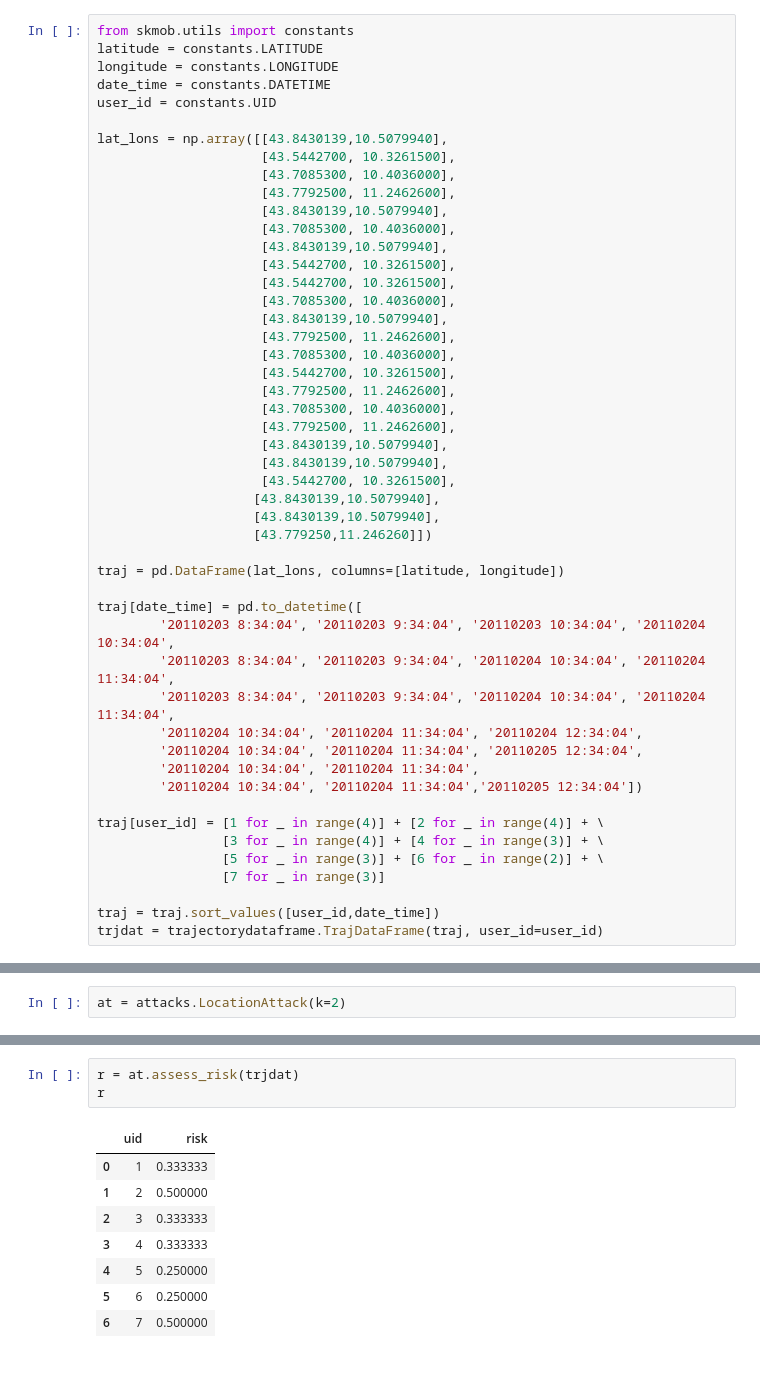
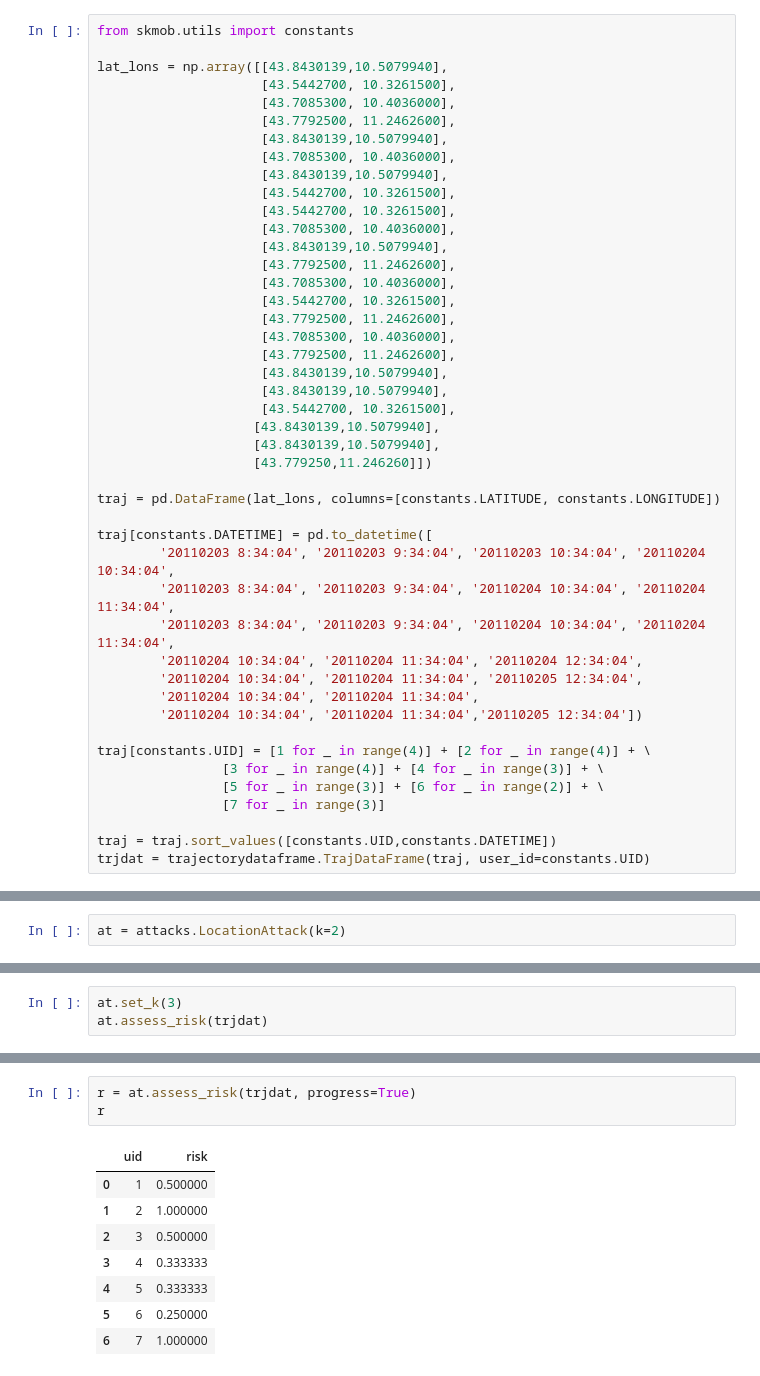
Before and after one commit to scikit-mobility/scikit-mobility, a Jupyter notebook: tutorial/6_privacy_skmob_tutorial.ipynb, the cells around one changed output, grey strips where cells are left out. Saved outputs shown, nothing was run; the diff lists cells and outputs as text.

```diff
--- a/tutorial/6_privacy_skmob_tutorial.ipynb
+++ b/tutorial/6_privacy_skmob_tutorial.ipynb
@@ -17,9 +16,5 @@ from skmob.utils.utils import frequency_vector, probability_vector, date_time_pr
 # %%
 from skmob.utils import constants
-latitude = constants.LATITUDE
-longitude = constants.LONGITUDE
-date_time = constants.DATETIME
-user_id = constants.UID
 
 lat_lons = np.array([[43.8430139,10.5079940],
                      [43.5442700, 10.3261500],
@@ -45,9 +40,9 @@ lat_lons = np.array([[43.8430139,10.5079940],
                     [43.8430139,10.5079940],
                     [43.779250,11.246260]])
 
-traj = pd.DataFrame(lat_lons, columns=[latitude, longitude])
+traj = pd.DataFrame(lat_lons, columns=[constants.LATITUDE, constants.LONGITUDE])
 
-traj[date_time] = pd.to_datetime([
+traj[constants.DATETIME] = pd.to_datetime([
         '20110203 8:34:04', '20110203 9:34:04', '20110203 10:34:04', '20110204 10:34:04',
         '20110203 8:34:04', '20110203 9:34:04', '20110204 10:34:04', '20110204 11:34:04',
         '20110203 8:34:04', '20110203 9:34:04', '20110204 10:34:04', '20110204 11:34:04',
@@ -56,13 +51,13 @@ traj[date_time] = pd.to_datetime([
         '20110204 10:34:04', '20110204 11:34:04',
         '20110204 10:34:04', '20110204 11:34:04','20110205 12:34:04'])
 
-traj[user_id] = [1 for _ in range(4)] + [2 for _ in range(4)] + \
+traj[constants.UID] = [1 for _ in range(4)] + [2 for _ in range(4)] + \
                 [3 for _ in range(4)] + [4 for _ in range(3)] + \
                 [5 for _ in range(3)] + [6 for _ in range(2)] + \
                 [7 for _ in range(3)]
 
-traj = traj.sort_values([user_id,date_time])
-trjdat = trajectorydataframe.TrajDataFrame(traj, user_id=user_id)
+traj = traj.sort_values([constants.UID,constants.DATETIME])
+trjdat = trajectorydataframe.TrajDataFrame(traj, user_id=constants.UID)
 # %%
 trjdat
 # %% [output]
@@ -91,0 +102,3 @@ at = attacks.LocationAttack(k=2)
+# %%
+at.set_k(3)
+at.assess_risk(trjdat)
@@ -92,12 +166,12 @@ at = attacks.LocationAttack(k=2)
 # %%
-r = at.assess_risk(trjdat)
+r = at.assess_risk(trjdat, progress=True)
 r
 # %% [output]
 |  | uid | risk |
-| 0 | 1 | 0.333333 |
-| 1 | 2 | 0.500000 |
-| 2 | 3 | 0.333333 |
+| 0 | 1 | 0.500000 |
+| 1 | 2 | 1.000000 |
+| 2 | 3 | 0.500000 |
 | 3 | 4 | 0.333333 |
-| 4 | 5 | 0.250000 |
+| 4 | 5 | 0.333333 |
 | 5 | 6 | 0.250000 |
-| 6 | 7 | 0.500000 |
+| 6 | 7 | 1.000000 |
```
Also changed, not shown: parts of 45 cells of this notebook.
